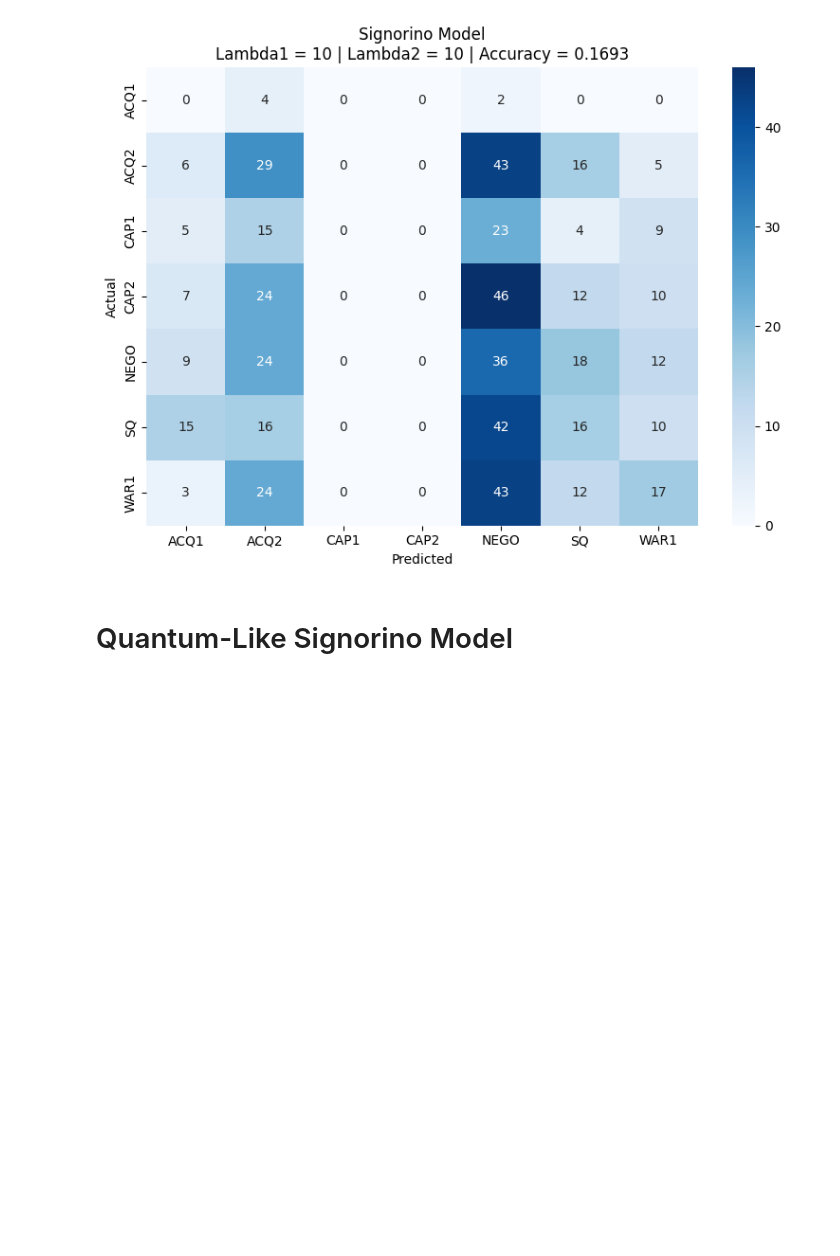
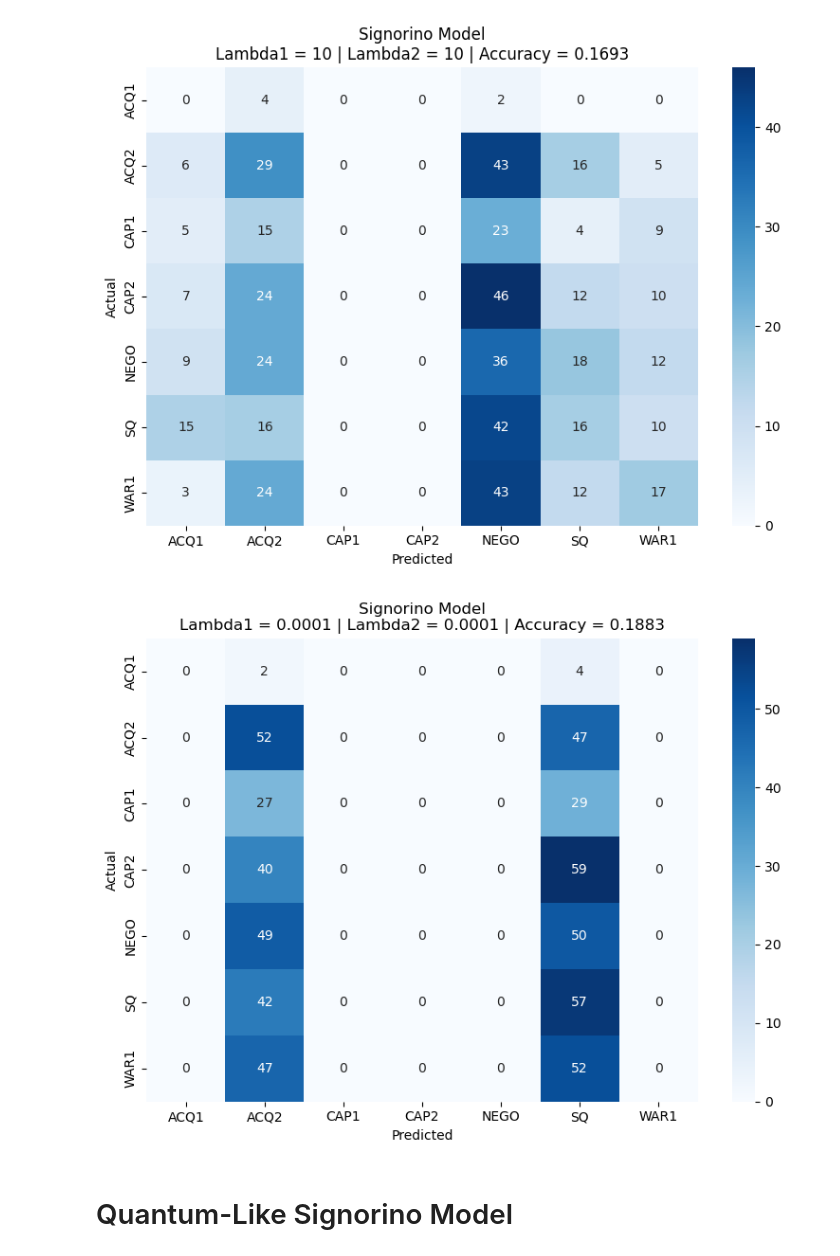
Before and after one commit to catarina-moreira/quantum_international_interaction_game, a Jupyter notebook: confusion_matrix_generator.ipynb, the cells around one changed output. Cells and saved outputs as stored; diff of their text form; code cells hidden in the pictures; blank space fills up the shorter version.

```diff
--- a/confusion_matrix_generator.ipynb
+++ b/confusion_matrix_generator.ipynb
@@ -140,6 +140,31 @@ plt.tight_layout()
 plt.show()
 # %% [output]
 [figure]
+# %%
+
+conf_matrix = np.array([
+ [0, 2, 0, 0, 0, 4, 0],
+ [0, 52, 0, 0, 0, 47, 0],
+ [0, 27, 0, 0, 0, 29, 0],
+ [0, 40, 0, 0, 0, 59, 0],
+ [0, 49, 0, 0, 0, 50, 0],
+ [0, 42, 0, 0, 0, 57, 0],
+ [0, 47, 0, 0, 0, 52, 0]
+])
+
+labels = ['ACQ1', 'ACQ2', 'CAP1', 'CAP2', 'NEGO', 'SQ', 'WAR1']
+
+plt.figure(figsize=(8, 6))
+sns.heatmap(conf_matrix, annot=True, fmt='d', cmap='Blues',
+            xticklabels=labels, yticklabels=labels, cbar=True)
+
+plt.title("Signorino Model\nLambda1 = 0.0001 | Lambda2 = 0.0001 | Accuracy = 0.1883")
+plt.xlabel("Predicted")
+plt.ylabel("Actual")
+plt.tight_layout()
+plt.show()
+# %% [output]
+[figure, added]
 # %% [markdown]
 # Quantum-Like Signorino Model
 # %% [markdown]
```
Also changed, not shown: parts of 31 cells of this notebook, 27 other files.
